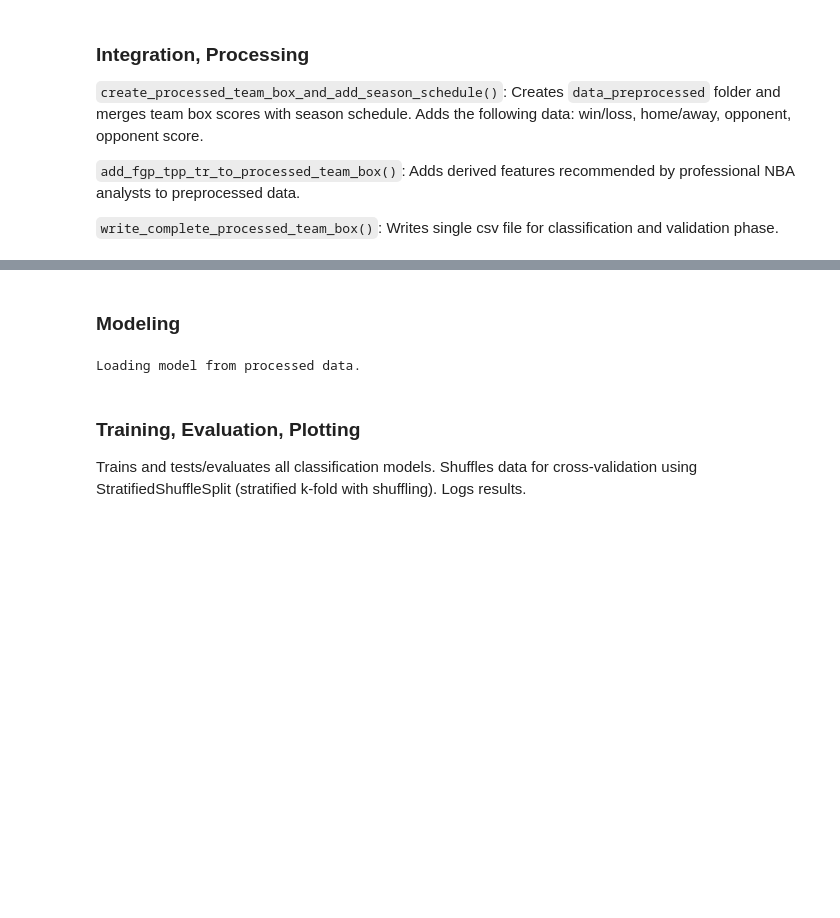
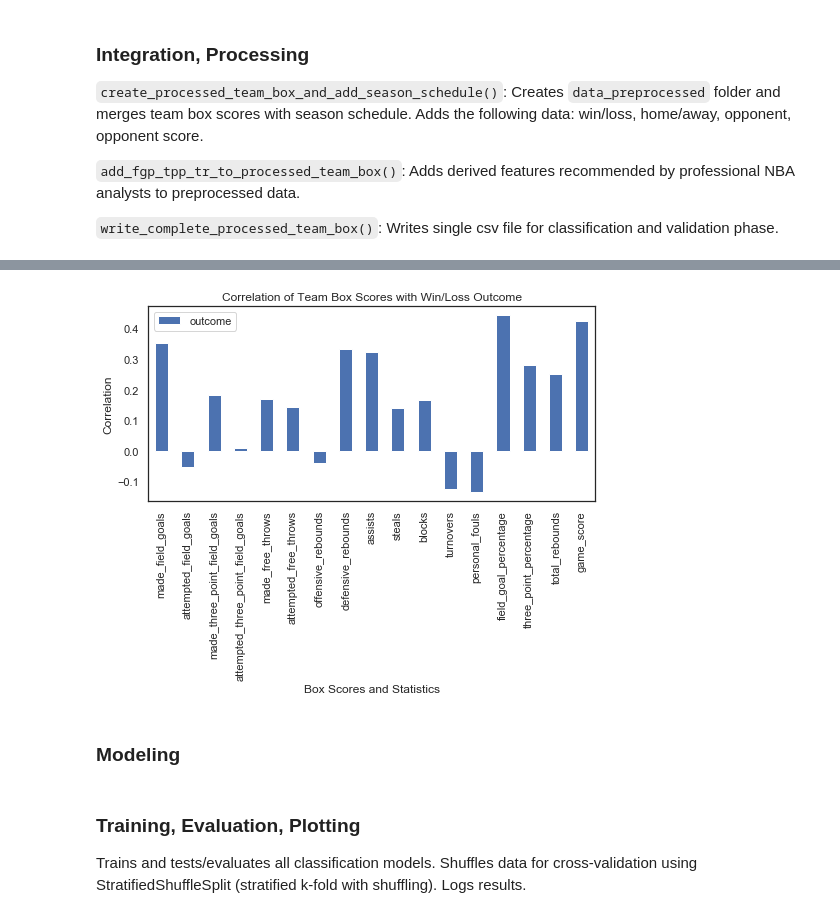
Before and after one commit to Will-Wright/NBA-predicter, a Jupyter notebook: NBA Predicter.ipynb, the cells around one changed output, grey strips where cells are left out. Drawn from its saved outputs; the diff is of its cells as text; code cells hidden in the pictures; blank space fills up the shorter version.

```diff
--- a/NBA Predicter.ipynb
+++ b/NBA Predicter.ipynb
@@ -97,13 +168,25 @@ Loading game data for season 2019-2020
+# %%
+# Plot correlation of stats with outcome (win/loss)
+
+corr_df = pd.DataFrame(corr)
+
+corr_plt = corr_df.drop(labels="outcome").plot(kind="bar", \
+                                               y="outcome", \
+                                               figsize=(8,15))
+plt.title("Correlation of Team Box Scores with Win/Loss Outcome")
+plt.xlabel("Box Scores and Statistics")
+plt.ylabel("Correlation")
+
+plt.gcf().subplots_adjust(bottom=0.7)
+
+corr_plt.get_figure().savefig("./images/corr_bar_graph.png")
+plt.show()
+# %% [output]
+[figure, added]
 # %% [markdown]
 ### Modeling
 # %%
-dc = DataClassifier()
-
-# Loads complete preprocessed data set.
-dc.load_data()
-
-
-# Selects features and labels for modeling.
+# Select features and labels for modeling.
 feats = ["attempted_field_goals", \
          "field_goal_percentage",\
          "three_point_percentage",\
@@ -124,14 +207,14 @@ dc.set_feats_and_labels(feats=feats, labels=labels, \
                         end_year=end_year)
 
 
-# Sets data shuffling parameters.
+# Set data shuffling parameters.
 n_splits = 1
 test_size = 0.2
 dc.set_train_test_split(n_splits=n_splits, \
                         test_size=test_size, rng_seed=0)
 
 
-# Sets classifiers from scikit-learn
+# Set classifiers from scikit-learn
 classifiers = ["KNN", \
                "DTC", \
                "RFC", \
@@ -142,8 +225,6 @@ classifiers = ["KNN", \
                "QDA", \
                "LR"]
 dc.set_classifiers(classifiers=classifiers)
-# %% [output]
-Loading model from processed data.
 # %% [markdown]
 ### Training, Evaluation, Plotting
 
```
Also changed, not shown: parts of 8 cells of this notebook, 26 other files.
